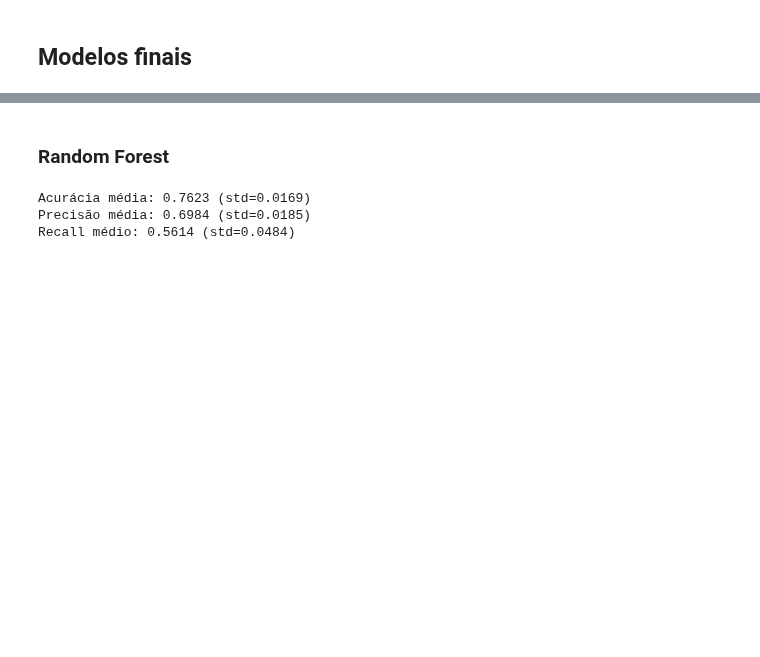
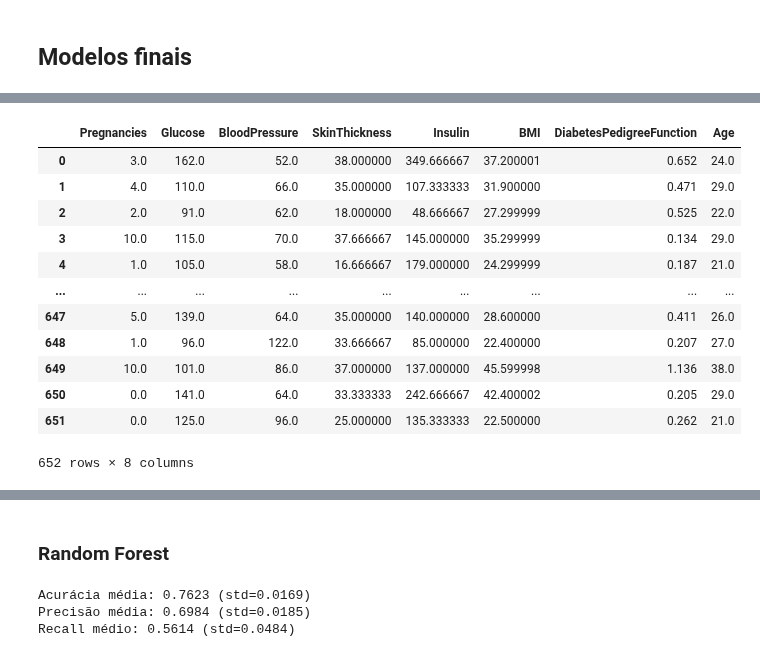
Before and after one commit to franklinzppa/diabetes-classification, a Jupyter notebook: diabetes-clf.ipynb, the cells around one changed output, grey strips where cells are left out. Saved outputs shown, nothing was run; the diff lists cells and outputs as text; code cells hidden in the pictures; blank space fills up the shorter version.

Commit message:
addedconfusion matrix, QuantileTransform, and started final pipeline

```diff
--- a/diabetes-clf.ipynb
+++ b/diabetes-clf.ipynb
@@ -854,0 +902,31 @@ def relatorio_metricas(y_train, y_pred):
+# %%
+from sklearn.compose import ColumnTransformer
+
+knn_imp = KNNImputer(n_neighbors=3)
+std_scaler = StandardScaler()
+kbins = KBinsDiscretizer(n_bins=4, encode='ordinal')
+qt = QuantileTransformer(n_quantiles=17, random_state=42)
+
+steps = [('imputer', knn_imp, X_train.columns)
+        ]
+
+pipeline = ColumnTransformer(steps)
+
+X_train_tr = pipeline.fit_transform(X_train)
+
+
+pd.DataFrame(X_train_tr, columns=X_train.columns)
+# %% [output]
+|  | Pregnancies | Glucose | BloodPressure | SkinThickness | Insulin | BMI | DiabetesPedigreeFunction | Age |
+| 0 | 3.0 | 162.0 | 52.0 | 38.000000 | 349.666667 | 37.200001 | 0.652 | 24.0 |
+| 1 | 4.0 | 110.0 | 66.0 | 35.000000 | 107.333333 | 31.900000 | 0.471 | 29.0 |
+| 2 | 2.0 | 91.0 | 62.0 | 18.000000 | 48.666667 | 27.299999 | 0.525 | 22.0 |
+| 3 | 10.0 | 115.0 | 70.0 | 37.666667 | 145.000000 | 35.299999 | 0.134 | 29.0 |
+| 4 | 1.0 | 105.0 | 58.0 | 16.666667 | 179.000000 | 24.299999 | 0.187 | 21.0 |
+| ... | ... | ... | ... | ... | ... | ... | ... | ... |
+| 647 | 5.0 | 139.0 | 64.0 | 35.000000 | 140.000000 | 28.600000 | 0.411 | 26.0 |
+| 648 | 1.0 | 96.0 | 122.0 | 33.666667 | 85.000000 | 22.400000 | 0.207 | 27.0 |
+| 649 | 10.0 | 101.0 | 86.0 | 37.000000 | 137.000000 | 45.599998 | 1.136 | 38.0 |
+| 650 | 0.0 | 141.0 | 64.0 | 33.333333 | 242.666667 | 42.400002 | 0.205 | 29.0 |
+| 651 | 0.0 | 125.0 | 96.0 | 25.000000 | 135.333333 | 22.500000 | 0.262 | 21.0 |
+652 rows × 8 columns
```
Also changed, not shown: parts of 11 cells of this notebook, 1 other file.
